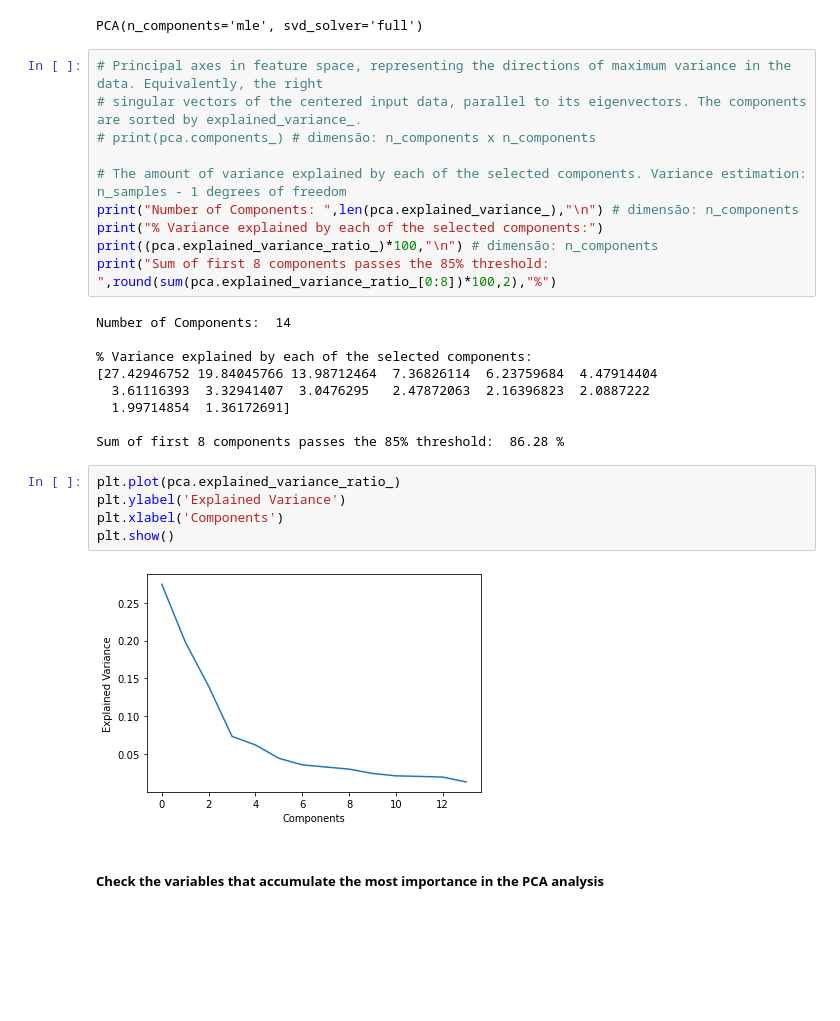
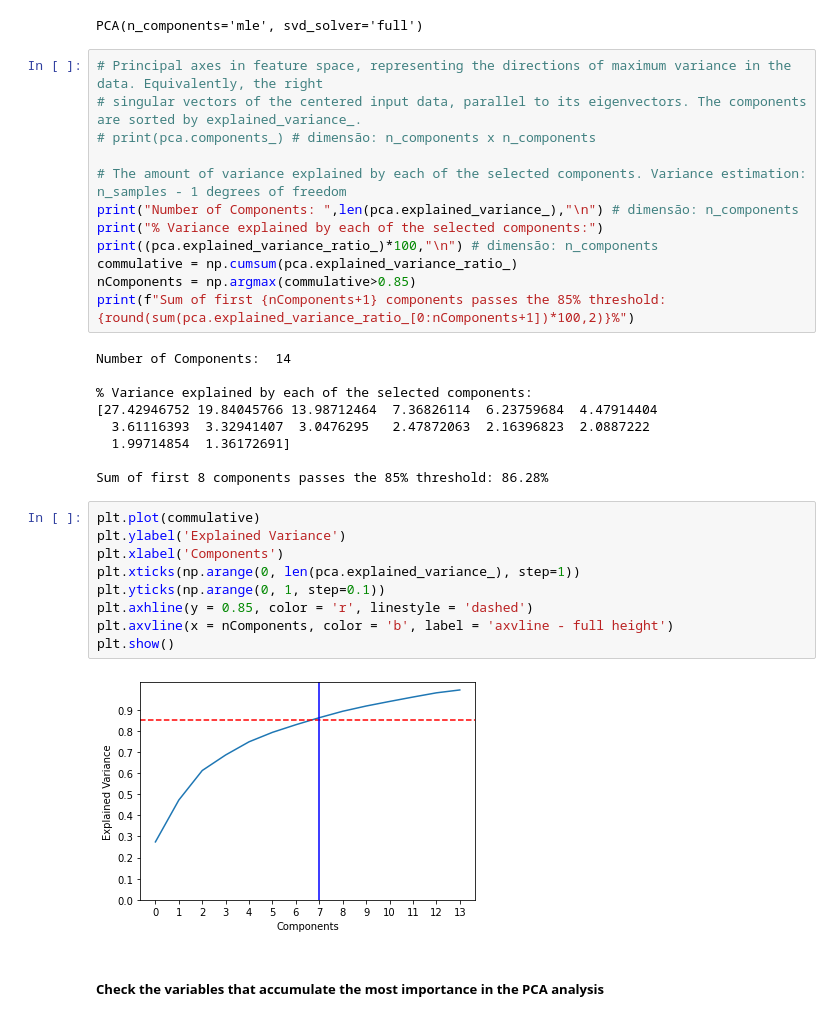
Before and after one commit to manelcbf/DSaML_Projects, a Jupyter notebook: Unsupervised_learning/202122_Cluster_Group07_Notebook.ipynb, the cells around one changed output. Drawn from its saved outputs; the diff is of its cells as text; blank space fills up the shorter version.

```diff
--- a/Unsupervised_learning/202122_Cluster_Group07_Notebook.ipynb
+++ b/Unsupervised_learning/202122_Cluster_Group07_Notebook.ipynb
@@ -486,7 +486,9 @@ PCA(n_components='mle', svd_solver='full')
 print("Number of Components: ",len(pca.explained_variance_),"\n") # dimensão: n_components
 print("% Variance explained by each of the selected components:")
 print((pca.explained_variance_ratio_)*100,"\n") # dimensão: n_components
-print("Sum of first 8 components passes the 85% threshold: ",round(sum(pca.explained_variance_ratio_[0:8])*100,2),"%")
+commulative = np.cumsum(pca.explained_variance_ratio_)
+nComponents = np.argmax(commulative>0.85)
+print(f"Sum of first {nComponents+1} components passes the 85% threshold: {round(sum(pca.explained_variance_ratio_[0:nComponents+1])*100,2)}%")
 # %% [output]
 Number of Components:  14
 
@@ -495,14 +497,18 @@ Number of Components:  14
   3.61116393  3.32941407  3.0476295   2.47872063  2.16396823  2.0887222
   1.99714854  1.36172691]
 
-Sum of first 8 components passes the 85% threshold:  86.28 %
+Sum of first 8 components passes the 85% threshold: 86.28%
 # %%
-plt.plot(pca.explained_variance_ratio_)
+plt.plot(commulative)
 plt.ylabel('Explained Variance')
 plt.xlabel('Components')
+plt.xticks(np.arange(0, len(pca.explained_variance_), step=1))
+plt.yticks(np.arange(0, 1, step=0.1))
+plt.axhline(y = 0.85, color = 'r', linestyle = 'dashed')
+plt.axvline(x = nComponents, color = 'b', label = 'axvline - full height')
 plt.show()
 # %% [output]
-[figure, old version]
+[figure, new version]
 # %% [markdown]
 ##### Check the variables that accumulate the most importance in the PCA analysis
 # %%
```
Also changed, not shown: parts of 5 cells of this notebook, 2 other files.
